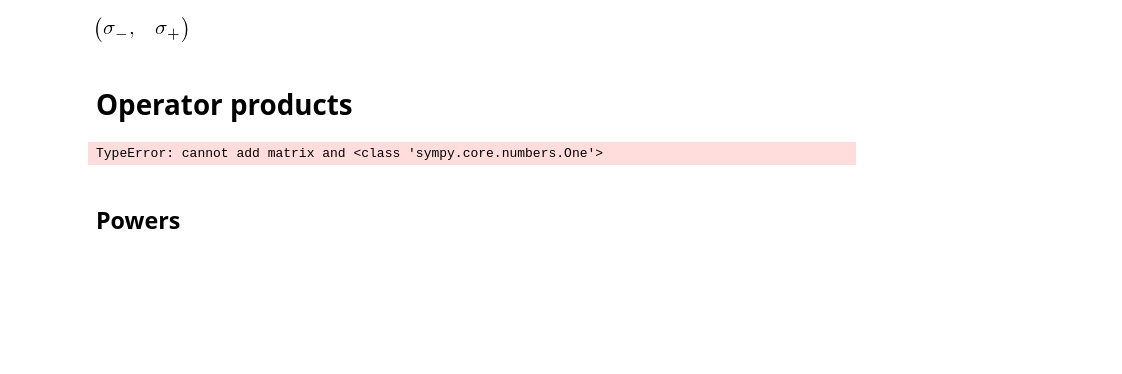
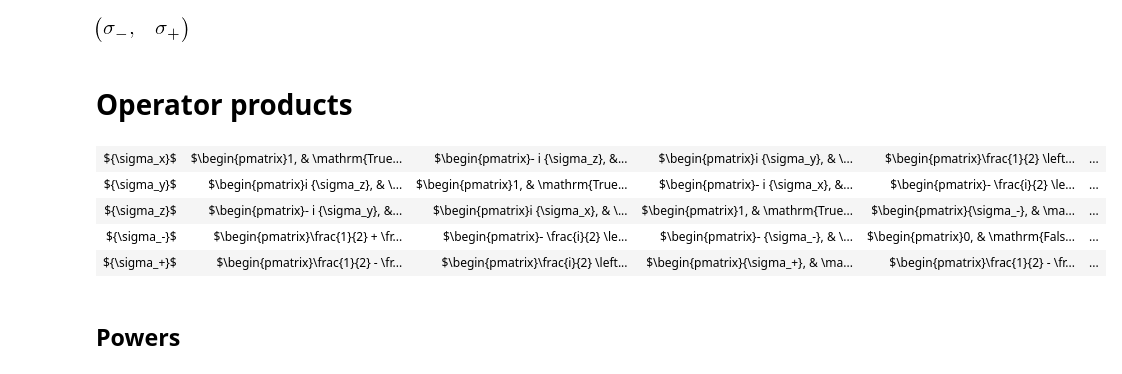
Before and after one commit to jrjohansson/sympsi-notebooks, a Jupyter notebook: sympy-quantum-pauli.ipynb, the cells around one changed output. Cells and saved outputs as stored; diff of their text form; code cells hidden in the pictures; blank space fills up the shorter version.

```diff
--- a/sympy-quantum-pauli.ipynb
+++ b/sympy-quantum-pauli.ipynb
@@ -110,12 +112,16 @@ sm, sp
 # %%
 s = [sx, sy, sz, sm, sp]
 
-data = [[s2] + [(s1 * s2, elim_zero_matrix(represent(s1 * s2)) == represent(s1) * represent(s2))
+data = [[s2] + [(s1 * s2, represent((s1 * s2 * I_op).expand()) == represent(s1) * represent(s2))
          for s1 in s] for s2 in s]
 
 print_table(data)
 # %% [output]
-TypeError: cannot add matrix and <class 'sympy.core.numbers.One'>
+| ${\sigma_x}$ | $\begin{pmatrix}1, & \mathrm{True... | $\begin{pmatrix}- i {\sigma_z}, &... | $\begin{pmatrix}i {\sigma_y}, & \... | $\begin{pmatrix}\frac{1}{2} \left... | ... |
+| ${\sigma_y}$ | $\begin{pmatrix}i {\sigma_z}, & \... | $\begin{pmatrix}1, & \mathrm{True... | $\begin{pmatrix}- i {\sigma_x}, &... | $\begin{pmatrix}- \frac{i}{2} \le... | ... |
+| ${\sigma_z}$ | $\begin{pmatrix}- i {\sigma_y}, &... | $\begin{pmatrix}i {\sigma_x}, & \... | $\begin{pmatrix}1, & \mathrm{True... | $\begin{pmatrix}{\sigma_-}, & \ma... | ... |
+| ${\sigma_-}$ | $\begin{pmatrix}\frac{1}{2} + \fr... | $\begin{pmatrix}- \frac{i}{2} \le... | $\begin{pmatrix}- {\sigma_-}, & \... | $\begin{pmatrix}0, & \mathrm{Fals... | ... |
+| ${\sigma_+}$ | $\begin{pmatrix}\frac{1}{2} - \fr... | $\begin{pmatrix}\frac{i}{2} \left... | $\begin{pmatrix}{\sigma_+}, & \ma... | $\begin{pmatrix}\frac{1}{2} - \fr... | ... |
 # %% [markdown]
 ## Powers
 # %%
```
Also changed, not shown: parts of 3 cells of this notebook.
